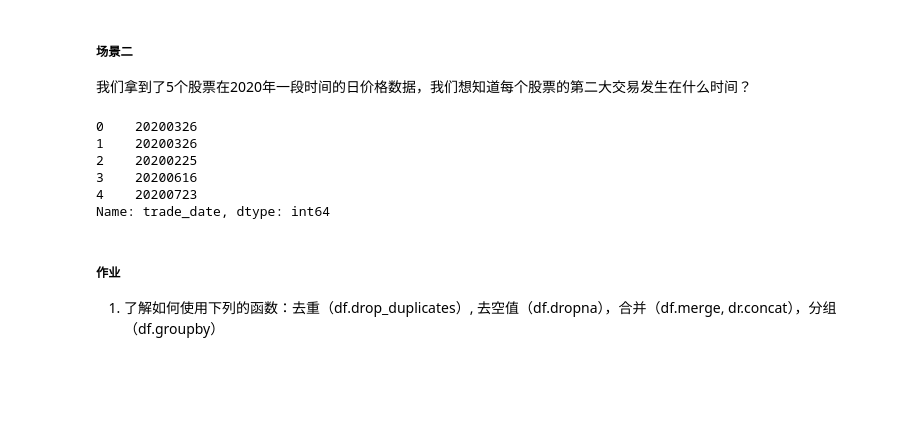
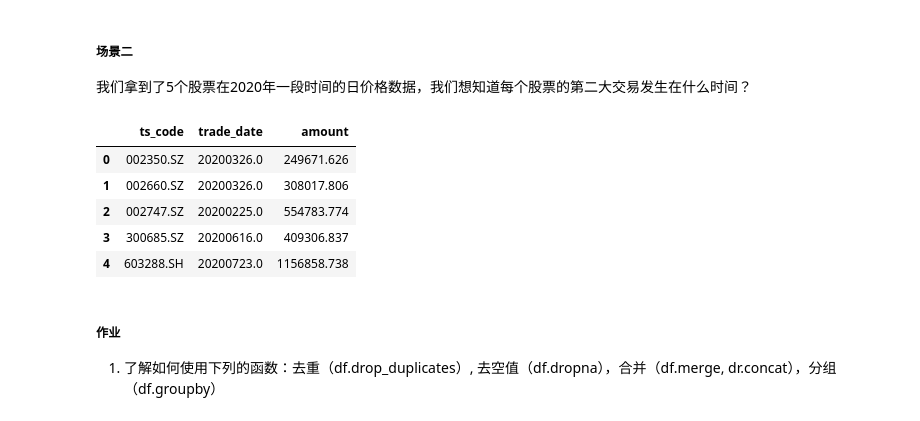
Before and after one commit to xinihe/jrxy_python_course, a Jupyter notebook: BasicSession/pandas_learn.ipynb, the cells around one changed output. Cells and saved outputs as stored; diff of their text form; code cells hidden in the pictures; blank space fills up the shorter version.

```diff
--- a/BasicSession/pandas_learn.ipynb
+++ b/BasicSession/pandas_learn.ipynb
@@ -246,17 +326,19 @@ best_perform
 # %%
 def get_second_largest(x):
     return x.iloc[1,:]
 
-df_tmp = df.sort_values(['ts_code', 'amount'], ascending = False)
+df_tmp = df.sort_values(by = ['ts_code', 'amount'], ascending = [False, False])
+#df_tmp
 df_new = df_tmp.groupby('ts_code')[['trade_date','amount']].apply(get_second_largest).reset_index()
-df_new['trade_date'].apply(int)
+df_new
+#df_new['trade_date'].apply(int)
 # %% [output]
-0    20200326
-1    20200326
-2    20200225
-3    20200616
-4    20200723
-Name: trade_date, dtype: int64
+|  | ts_code | trade_date | amount |
+| 0 | 002350.SZ | 20200326.0 | 249671.626 |
+| 1 | 002660.SZ | 20200326.0 | 308017.806 |
+| 2 | 002747.SZ | 20200225.0 | 554783.774 |
+| 3 | 300685.SZ | 20200616.0 | 409306.837 |
+| 4 | 603288.SH | 20200723.0 | 1156858.738 |
 # %% [markdown]
 ##### 作业
 
```
Also changed, not shown: parts of 11 cells of this notebook, 3 other files.
